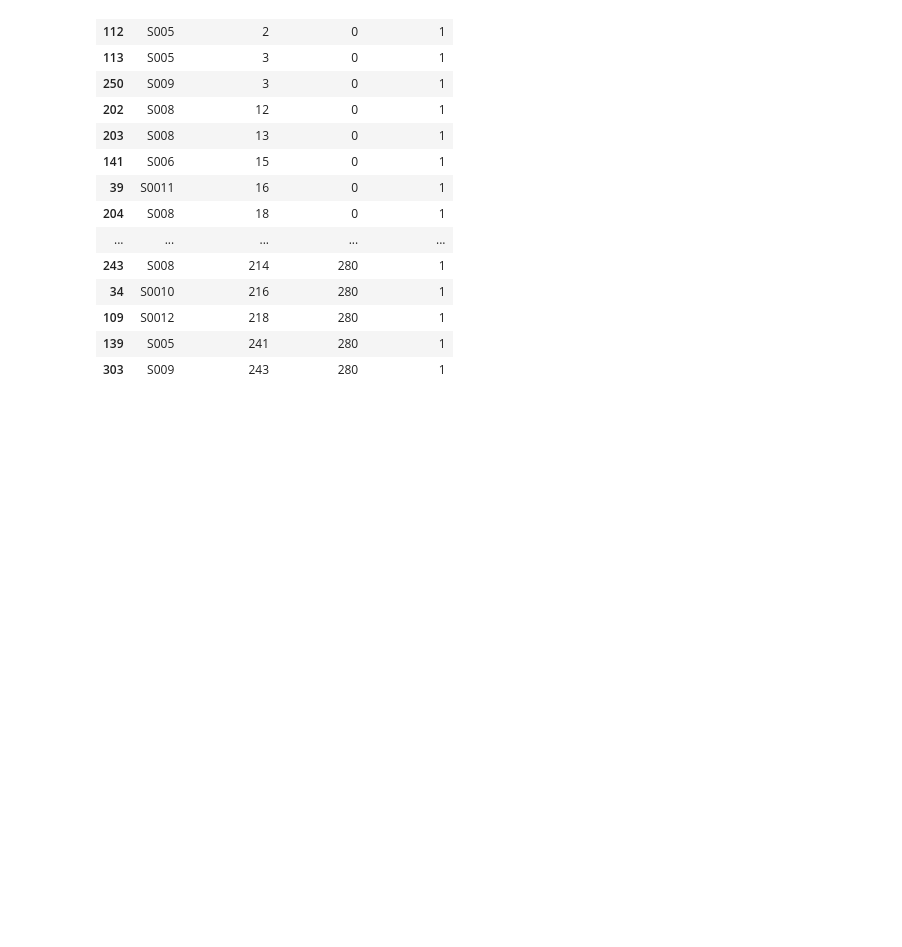
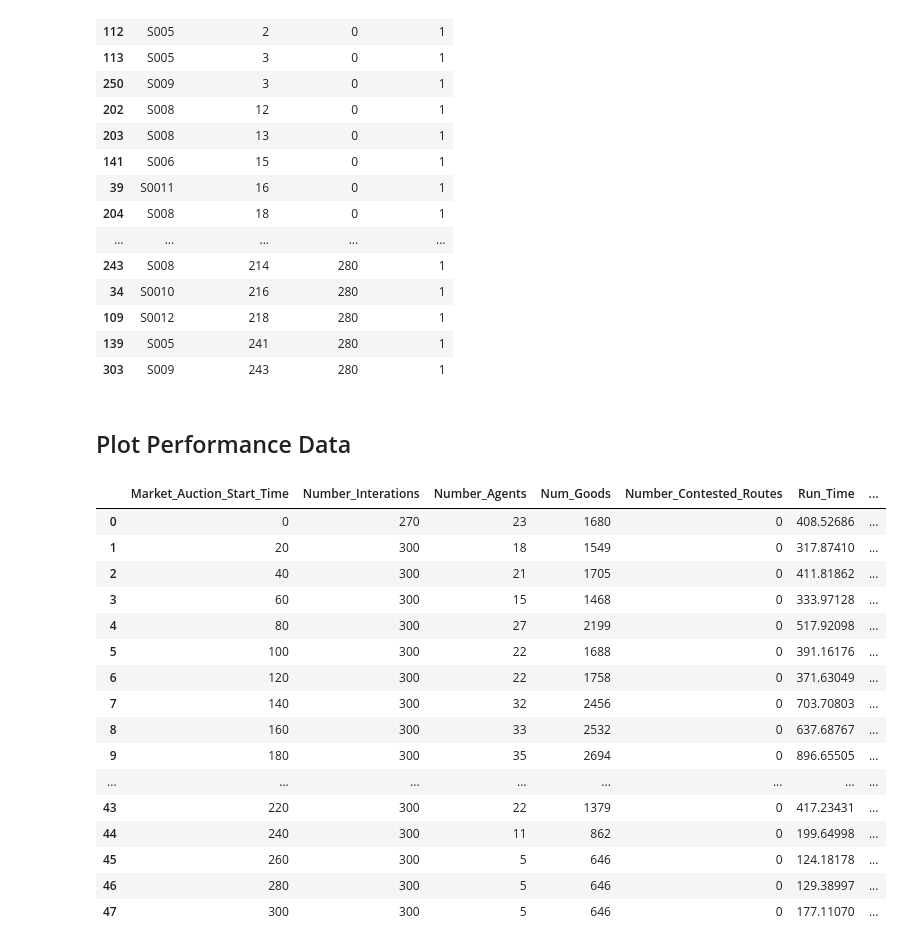
Before and after one commit to sastry-group/Mechanism-Design-for-AAM, a Jupyter notebook: ic/fisher/Fisher_data_reader.ipynb, the cells around one changed output. Cells and saved outputs as stored; diff of their text form; code cells hidden in the pictures; blank space fills up the shorter version.

```diff
--- a/ic/fisher/Fisher_data_reader.ipynb
+++ b/ic/fisher/Fisher_data_reader.ipynb
@@ -246,3 +246,59 @@ display(sector_request_counts_sorted)
 | 109 | S0012 | 218 | 280 | 1 |
 | 139 | S005 | 241 | 280 | 1 |
 | 303 | S009 | 243 | 280 | 1 |
+# %% [markdown]
+## Plot Performance Data
+# %%
+current_dir = os.getcwd()
+parent_folder = os.path.abspath(os.path.join(current_dir, ".."))
+
+file_list = [
+    "modified_bidbudget_toulouse_case3_withC_cap4_withReturn_fisher_b-50.0_dval40.0_outval1.0_pout1.0_freq30.0_pbound3000.0_receding_20250208_181043",
+    "modified_bidbudget_toulouse_case3_withC_cap5_withReturn_fisher_b-50.0_dval40.0_outval1.0_pout1.0_freq30.0_pbound3000.0_receding_20250208_154902",
+    "modified_bidbudget_toulouse_case3_withC_cap6_withReturn_fisher_b-50.0_dval40.0_outval1.0_pout1.0_freq30.0_pbound3000.0_receding_20250208_145420"
+]
+
+
+df_list = []
+
+for file in file_list:
+    folder_path = os.path.join(parent_folder, "results", file, "results")
+    csv_file_path = os.path.join(folder_path, 'market_performance_table.csv')
+
+    try:
+        df_csv = pd.read_csv(csv_file_path)
+        df_csv["File"] = file  # column to track file origin
+        capacity = int(file.split('_cap')[1].split('_')[0])
+        df_csv["Capacity"] = capacity
+        df_list.append(df_csv)
+    except FileNotFoundError:
+        print(f"File not found: {csv_file_path}")
+    except pd.errors.EmptyDataError:
+        print(f"File is empty: {csv_file_path}")
+
+# Concatenate all DataFrames
+pd.set_option('display.max_rows', None)
+if df_list:
+    combined_df = pd.concat(df_list, ignore_index=True)
+    # display(combined_df.head())
+    display(combined_df)
+else:
+    print("No data was loaded.")
+# %% [output]
+|  | Market_Auction_Start_Time | Number_Interations | Number_Agents | Num_Goods | Number_Contested_Routes | Run_Time | ... |
+| 0 | 0 | 270 | 23 | 1680 | 0 | 408.52686 | ... |
+| 1 | 20 | 300 | 18 | 1549 | 0 | 317.87410 | ... |
+| 2 | 40 | 300 | 21 | 1705 | 0 | 411.81862 | ... |
+| 3 | 60 | 300 | 15 | 1468 | 0 | 333.97128 | ... |
+| 4 | 80 | 300 | 27 | 2199 | 0 | 517.92098 | ... |
+| 5 | 100 | 300 | 22 | 1688 | 0 | 391.16176 | ... |
+| 6 | 120 | 300 | 22 | 1758 | 0 | 371.63049 | ... |
+| 7 | 140 | 300 | 32 | 2456 | 0 | 703.70803 | ... |
+| 8 | 160 | 300 | 33 | 2532 | 0 | 637.68767 | ... |
+| 9 | 180 | 300 | 35 | 2694 | 0 | 896.65505 | ... |
+| ... | ... | ... | ... | ... | ... | ... | ... |
+| 43 | 220 | 300 | 22 | 1379 | 0 | 417.23431 | ... |
+| 44 | 240 | 300 | 11 | 862 | 0 | 199.64998 | ... |
+| 45 | 260 | 300 | 5 | 646 | 0 | 124.18178 | ... |
+| 46 | 280 | 300 | 5 | 646 | 0 | 129.38997 | ... |
+| 47 | 300 | 300 | 5 | 646 | 0 | 177.11070 | ... |
```
Also changed, not shown: parts of 3 cells of this notebook.
